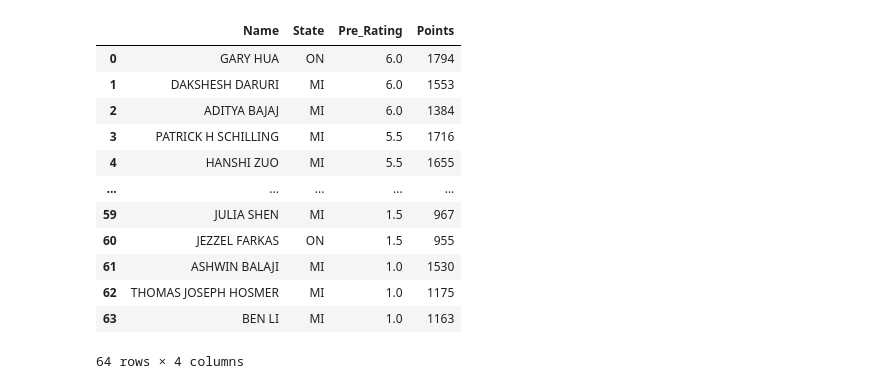
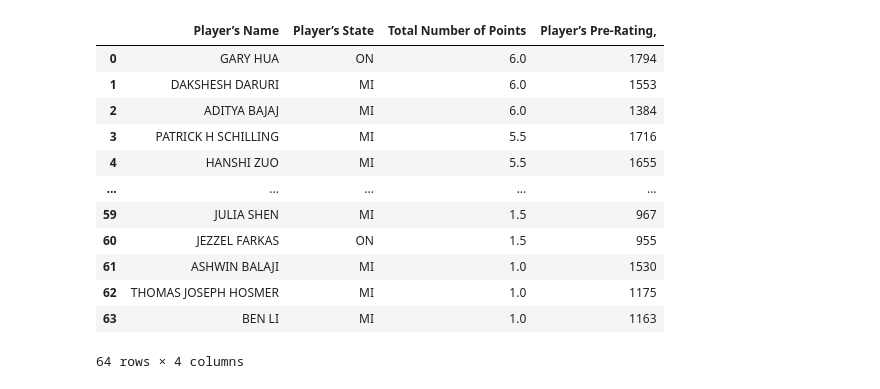
Before and after one commit to mandy941/week9, a Jupyter notebook: M_Yang_Project3.ipynb, the cells around one changed output. Drawn from its saved outputs; the diff is of its cells as text; code cells hidden in the pictures.

```diff
--- a/M_Yang_Project3.ipynb
+++ b/M_Yang_Project3.ipynb
@@ -222,12 +222,12 @@ pre2
  '1175',
  '1163']
 # %%
-data = {'Name':name,'State':state,'Pre_Rating':rate,'Points':pre2}
+data = {'Player’s Name':name,'Player’s State':state,'Total Number of Points':rate,'Player’s Pre-Rating,':pre2}
 # Create DataFrame
 df = pd.DataFrame(data)
 df
 # %% [output]
-|  | Name | State | Pre_Rating | Points |
+|  | Player’s Name | Player’s State | Total Number of Points | Player’s Pre-Rating, |
 | 0 | GARY HUA | ON | 6.0 | 1794 |
 | 1 | DAKSHESH DARURI | MI | 6.0 | 1553 |
 | 2 | ADITYA BAJAJ | MI | 6.0 | 1384 |
```
